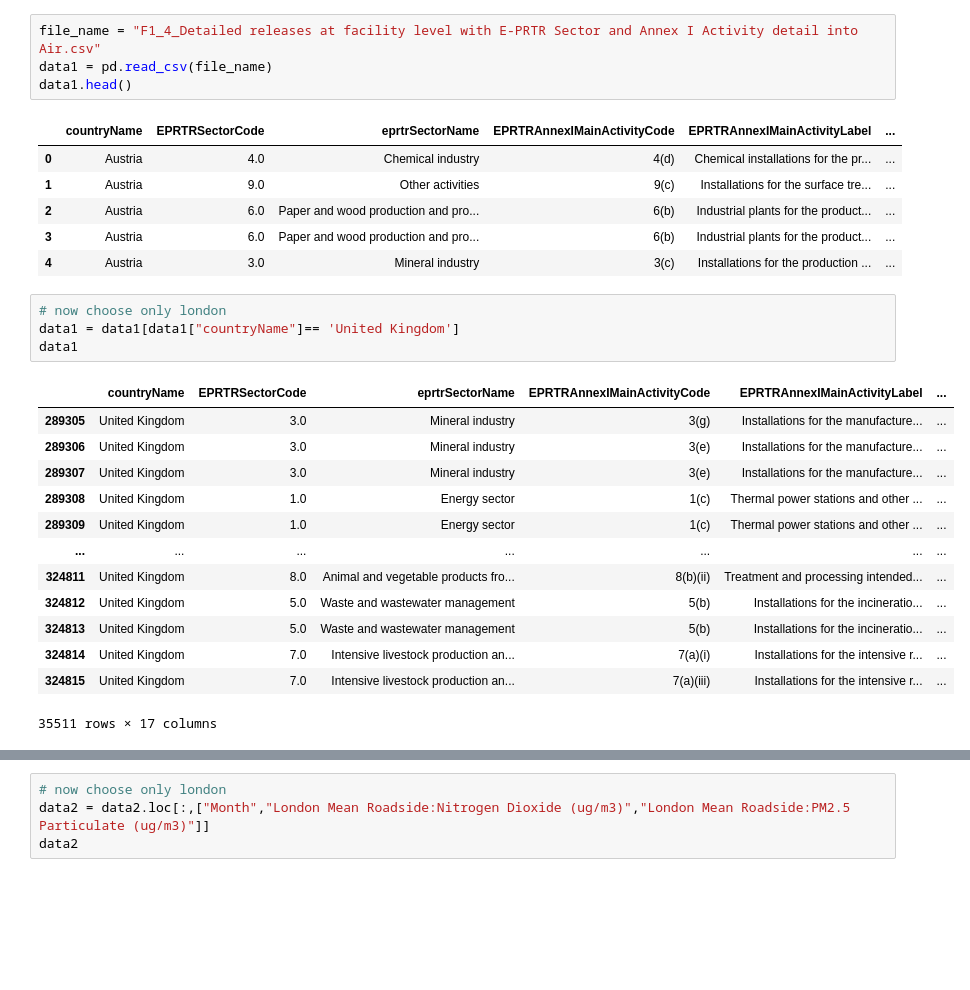
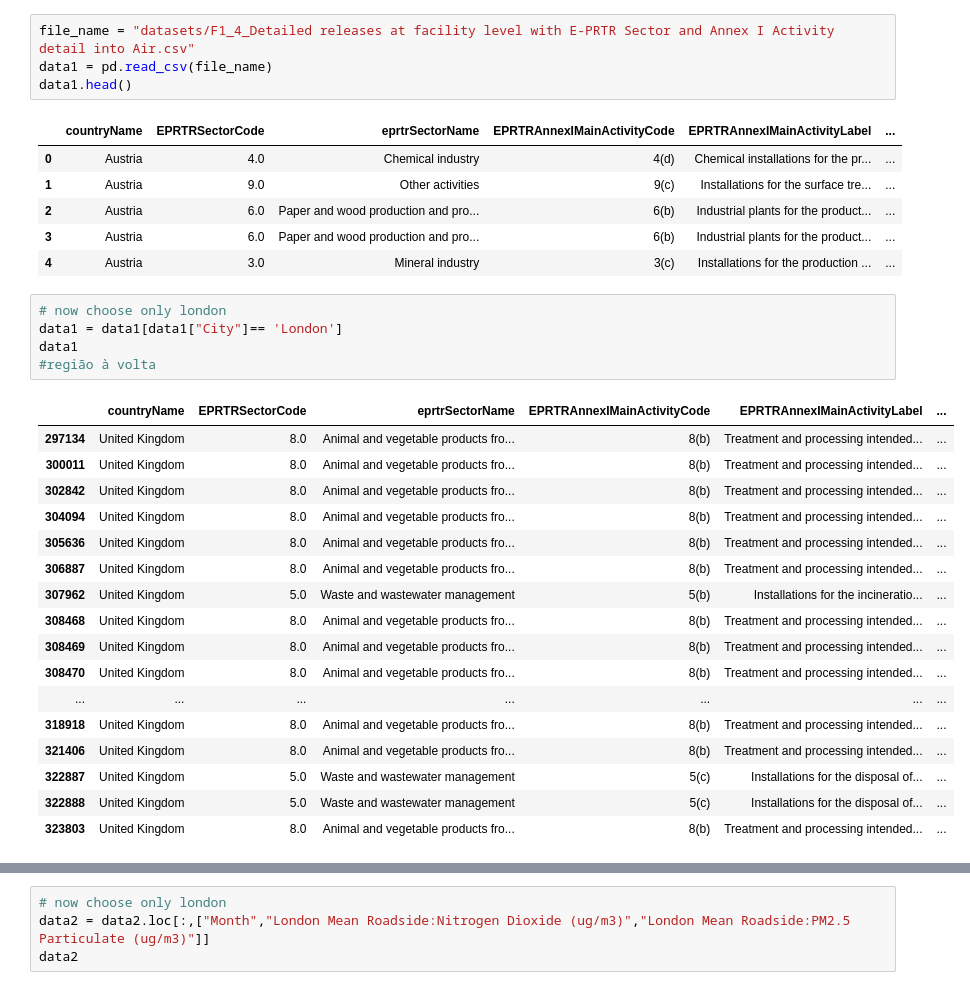
Before and after one commit to GuilhermeCasal/DataManagementFCD, a Jupyter notebook: env_analisys.ipynb, the cells around one changed output, grey strips where cells are left out. Cells and saved outputs as stored; diff of their text form; blank space fills up the shorter version.

```diff
--- a/env_analisys.ipynb
+++ b/env_analisys.ipynb
@@ -4,7 +4,7 @@ import seaborn as sns
 # %% [markdown]
 Link for this Data: https://www.eea.europa.eu/en/datahub/datahubitem-view/9405f714-8015-4b5b-a63c-280b82861b3d
 # %%
-file_name = "F1_4_Detailed releases at facility level with E-PRTR Sector and Annex I Activity detail into Air.csv"
+file_name = "datasets/F1_4_Detailed releases at facility level with E-PRTR Sector and Annex I Activity detail into Air.csv"
 data1 = pd.read_csv(file_name)
 data1.head()
 # %% [output]
@@ -16,22 +16,27 @@ data1.head()
 | 4 | Austria | 3.0 | Mineral industry | 3(c) | Installations for the production ... | ... |
 # %%
 # now choose only london
-data1 = data1[data1["countryName"]== 'United Kingdom']
+data1 = data1[data1["City"]== 'London']
 data1
+#região à volta
 # %% [output]
 |  | countryName | EPRTRSectorCode | eprtrSectorName | EPRTRAnnexIMainActivityCode | EPRTRAnnexIMainActivityLabel | ... |
-| 289305 | United Kingdom | 3.0 | Mineral industry | 3(g) | Installations for the manufacture... | ... |
-| 289306 | United Kingdom | 3.0 | Mineral industry | 3(e) | Installations for the manufacture... | ... |
-| 289307 | United Kingdom | 3.0 | Mineral industry | 3(e) | Installations for the manufacture... | ... |
-| 289308 | United Kingdom | 1.0 | Energy sector | 1(c) | Thermal power stations and other ... | ... |
-| 289309 | United Kingdom | 1.0 | Energy sector | 1(c) | Thermal power stations and other ... | ... |
+| 297134 | United Kingdom | 8.0 | Animal and vegetable products fro... | 8(b) | Treatment and processing intended... | ... |
+| 300011 | United Kingdom | 8.0 | Animal and vegetable products fro... | 8(b) | Treatment and processing intended... | ... |
+| 302842 | United Kingdom | 8.0 | Animal and vegetable products fro... | 8(b) | Treatment and processing intended... | ... |
+| 304094 | United Kingdom | 8.0 | Animal and vegetable products fro... | 8(b) | Treatment and processing intended... | ... |
+| 305636 | United Kingdom | 8.0 | Animal and vegetable products fro... | 8(b) | Treatment and processing intended... | ... |
+| 306887 | United Kingdom | 8.0 | Animal and vegetable products fro... | 8(b) | Treatment and processing intended... | ... |
+| 307962 | United Kingdom | 5.0 | Waste and wastewater management | 5(b) | Installations for the incineratio... | ... |
+| 308468 | United Kingdom | 8.0 | Animal and vegetable products fro... | 8(b) | Treatment and processing intended... | ... |
+| 308469 | United Kingdom | 8.0 | Animal and vegetable products fro... | 8(b) | Treatment and processing intended... | ... |
+| 308470 | United Kingdom | 8.0 | Animal and vegetable products fro... | 8(b) | Treatment and processing intended... | ... |
 | ... | ... | ... | ... | ... | ... | ... |
-| 324811 | United Kingdom | 8.0 | Animal and vegetable products fro... | 8(b)(ii) | Treatment and processing intended... | ... |
-| 324812 | United Kingdom | 5.0 | Waste and wastewater management | 5(b) | Installations for the incineratio... | ... |
-| 324813 | United Kingdom | 5.0 | Waste and wastewater management | 5(b) | Installations for the incineratio... | ... |
-| 324814 | United Kingdom | 7.0 | Intensive livestock production an... | 7(a)(i) | Installations for the intensive r... | ... |
-| 324815 | United Kingdom | 7.0 | Intensive livestock production an... | 7(a)(iii) | Installations for the intensive r... | ... |
+| 318918 | United Kingdom | 8.0 | Animal and vegetable products fro... | 8(b) | Treatment and processing intended... | ... |
+| 321406 | United Kingdom | 8.0 | Animal and vegetable products fro... | 8(b) | Treatment and processing intended... | ... |
+| 322887 | United Kingdom | 5.0 | Waste and wastewater management | 5(c) | Installations for the disposal of... | ... |
+| 322888 | United Kingdom | 5.0 | Waste and wastewater management | 5(c) | Installations for the disposal of... | ... |
+| 323803 | United Kingdom | 8.0 | Animal and vegetable products fro... | 8(b) | Treatment and processing intended... | ... |
-35511 rows × 17 columns
 # %%
 #select relevant data
 data1 = data1.loc[:,["targetRelease","pollutant","emissions","reportingYear"]]
```
Also changed, not shown: parts of 6 cells of this notebook, 15 other files.
